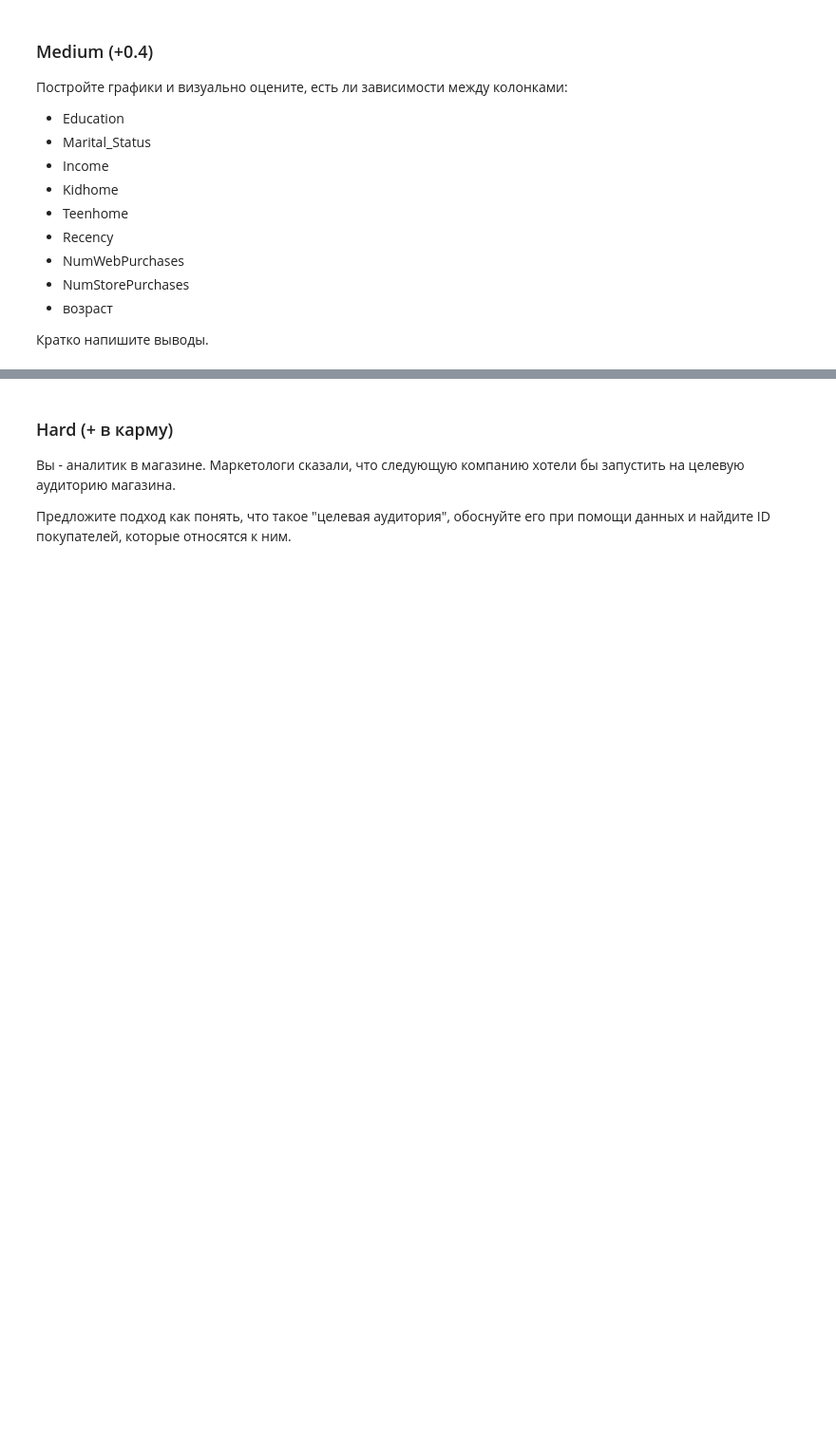
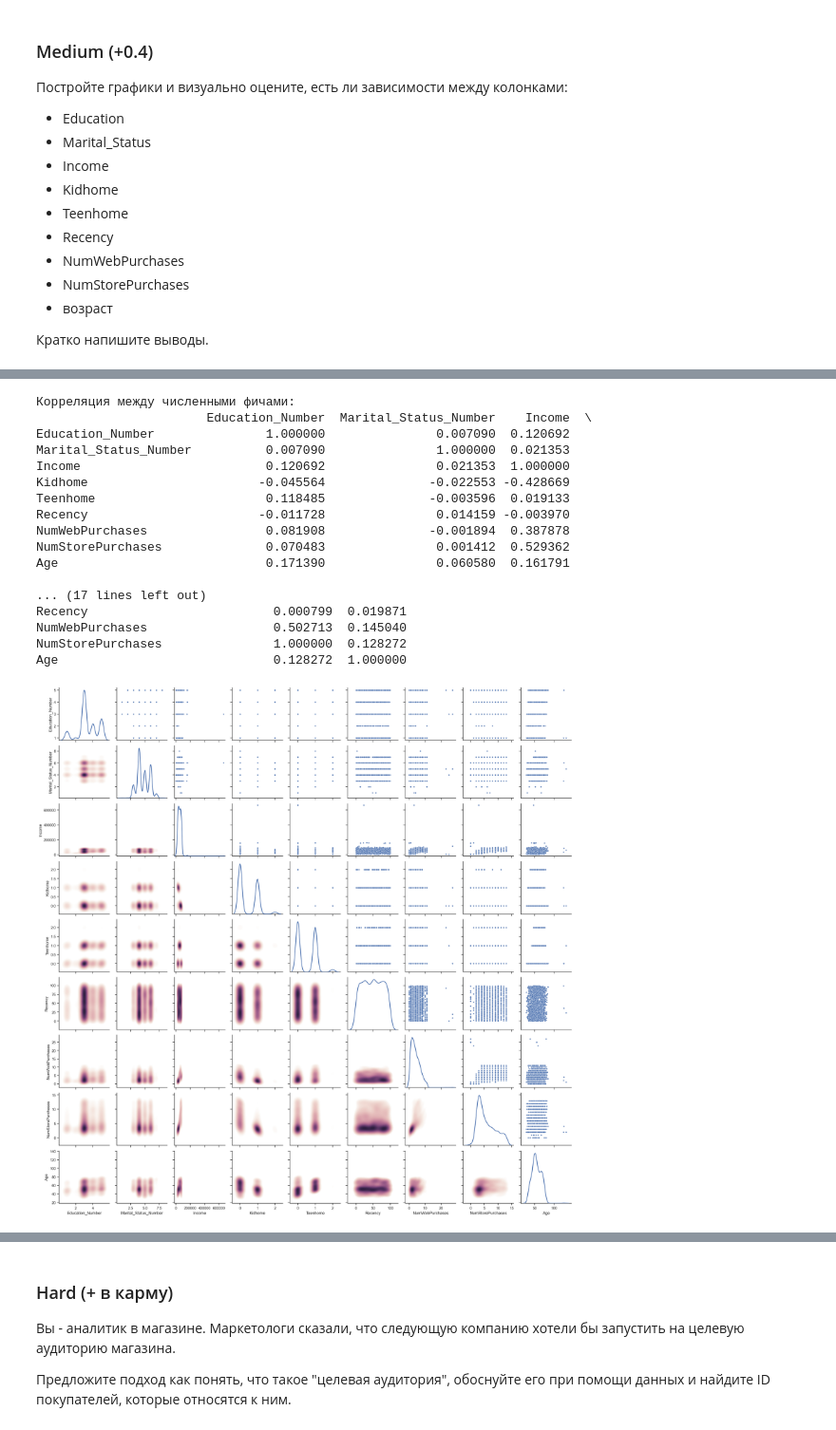
Before and after one commit to setday/HSE_ML_HW2024, a Jupyter notebook: notebooks/02-homework.ipynb, the cells around one changed output, grey strips where cells are left out. Shown at 95% size. Saved outputs shown, nothing was run; the diff lists cells and outputs as text; code cells hidden in the pictures; blank space fills up the shorter version.

```diff
--- a/notebooks/02-homework.ipynb
+++ b/notebooks/02-homework.ipynb
@@ -57,0 +124,37 @@ complains
+# %%
+# number - number
+# Kde is slow but beautiful (~ 1min). Scatter is fast but not so beautiful (~ 5s)
+print(f'Корреляция между численными фичами:\n{corrected_df[features_number].corr()}')
+
+is_kde = True
+g_number = sns.PairGrid(
+    corrected_df[features_number],
+    diag_sharey=False
+)
+if is_kde:
+    g_number.map_lower(sns.kdeplot, fill=True, levels=100, cmap=cmap)
+    g_number.map_upper(sns.scatterplot, s=15)
+    g_number.map_diag(sns.kdeplot, lw=2)
+else:
+    g_number.map_upper(sns.scatterplot, s=15)
+    g_number.map_lower(sns.scatterplot, s=15)
+    g_number.map_diag(sns.scatterplot)
+# %% [output]
+Корреляция между численными фичами:
+                       Education_Number  Marital_Status_Number    Income  \
+Education_Number               1.000000               0.007090  0.120692
+Marital_Status_Number          0.007090               1.000000  0.021353
+Income                         0.120692               0.021353  1.000000
+Kidhome                       -0.045564              -0.022553 -0.428669
+Teenhome                       0.118485              -0.003596  0.019133
+Recency                       -0.011728               0.014159 -0.003970
+NumWebPurchases                0.081908              -0.001894  0.387878
+NumStorePurchases              0.070483               0.001412  0.529362
+Age                            0.171390               0.060580  0.161791
+
+... (17 lines left out)
+Recency                         0.000799  0.019871
+NumWebPurchases                 0.502713  0.145040
+NumStorePurchases               1.000000  0.128272
+Age                             0.128272  1.000000
+[figure, added]
```
Also changed, not shown: parts of 11 cells of this notebook.
